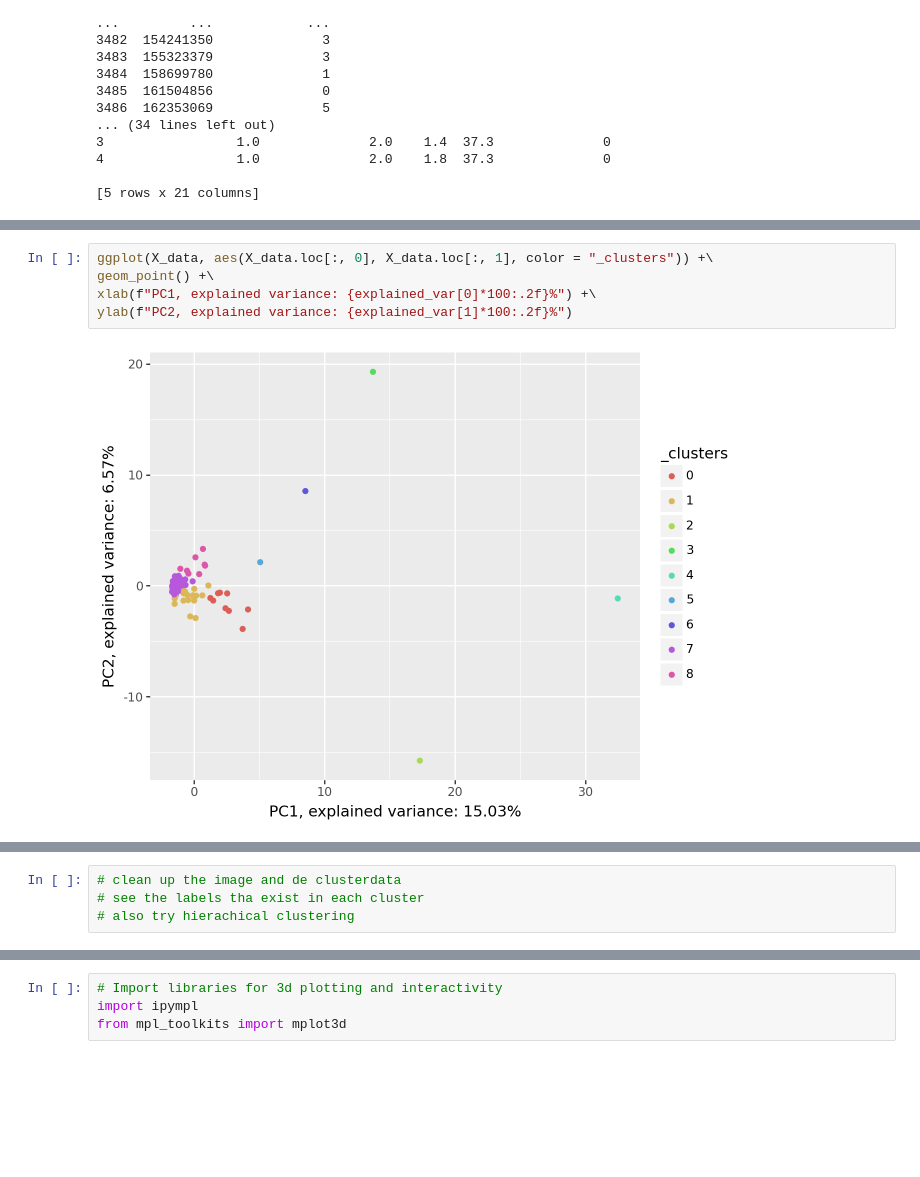
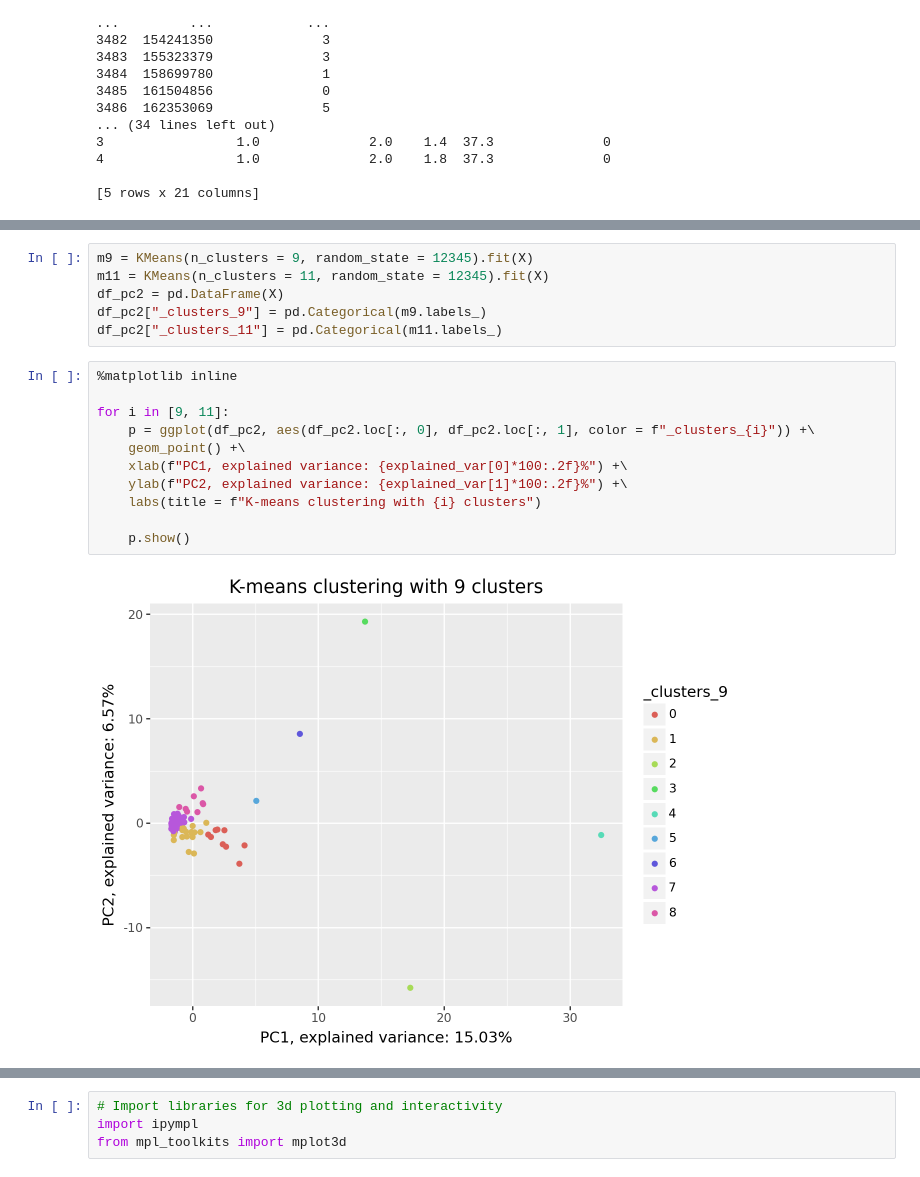
Before and after one commit to IOuadah/SML_Project, a Jupyter notebook: data_prep.ipynb, the cells around one changed output, grey strips where cells are left out. Saved outputs shown, nothing was run; the diff lists cells and outputs as text; blank space fills up the shorter version.

Commit message:
added 11 cluster kmeans, modified simialir names in umbrella_terms_HM so that it matches with our labels, removed compound with no description from expert label df and added it toe its own df

```diff
--- a/data_prep.ipynb
+++ b/data_prep.ipynb
@@ -239,7 +237,19 @@ explained_var.sum()
+# %%
+m9 = KMeans(n_clusters = 9, random_state = 12345).fit(X)
+m11 = KMeans(n_clusters = 11, random_state = 12345).fit(X)
+df_pc2 = pd.DataFrame(X)
+df_pc2["_clusters_9"] = pd.Categorical(m9.labels_)
+df_pc2["_clusters_11"] = pd.Categorical(m11.labels_)
 # %%
-ggplot(X_data, aes(X_data.loc[:, 0], X_data.loc[:, 1], color = "_clusters")) +\
-geom_point() +\
-xlab(f"PC1, explained variance: {explained_var[0]*100:.2f}%") +\
-ylab(f"PC2, explained variance: {explained_var[1]*100:.2f}%")
+%matplotlib inline
+
+for i in [9, 11]:
+    p = ggplot(df_pc2, aes(df_pc2.loc[:, 0], df_pc2.loc[:, 1], color = f"_clusters_{i}")) +\
+    geom_point() +\
+    xlab(f"PC1, explained variance: {explained_var[0]*100:.2f}%") +\
+    ylab(f"PC2, explained variance: {explained_var[1]*100:.2f}%") +\
+    labs(title = f"K-means clustering with {i} clusters")
+
+    p.show()
 # %% [output]
-[figure, old version]
+[figure, new version]
@@ -246,4 +267,0 @@ ylab(f"PC2, explained variance: {explained_var[1]*100:.2f}%")
-# %%
-# clean up the image and de clusterdata
-# see the labels tha exist in each cluster
-# also try hierachical clustering
```
Also changed, not shown: parts of 40 cells of this notebook, 7 other files.
